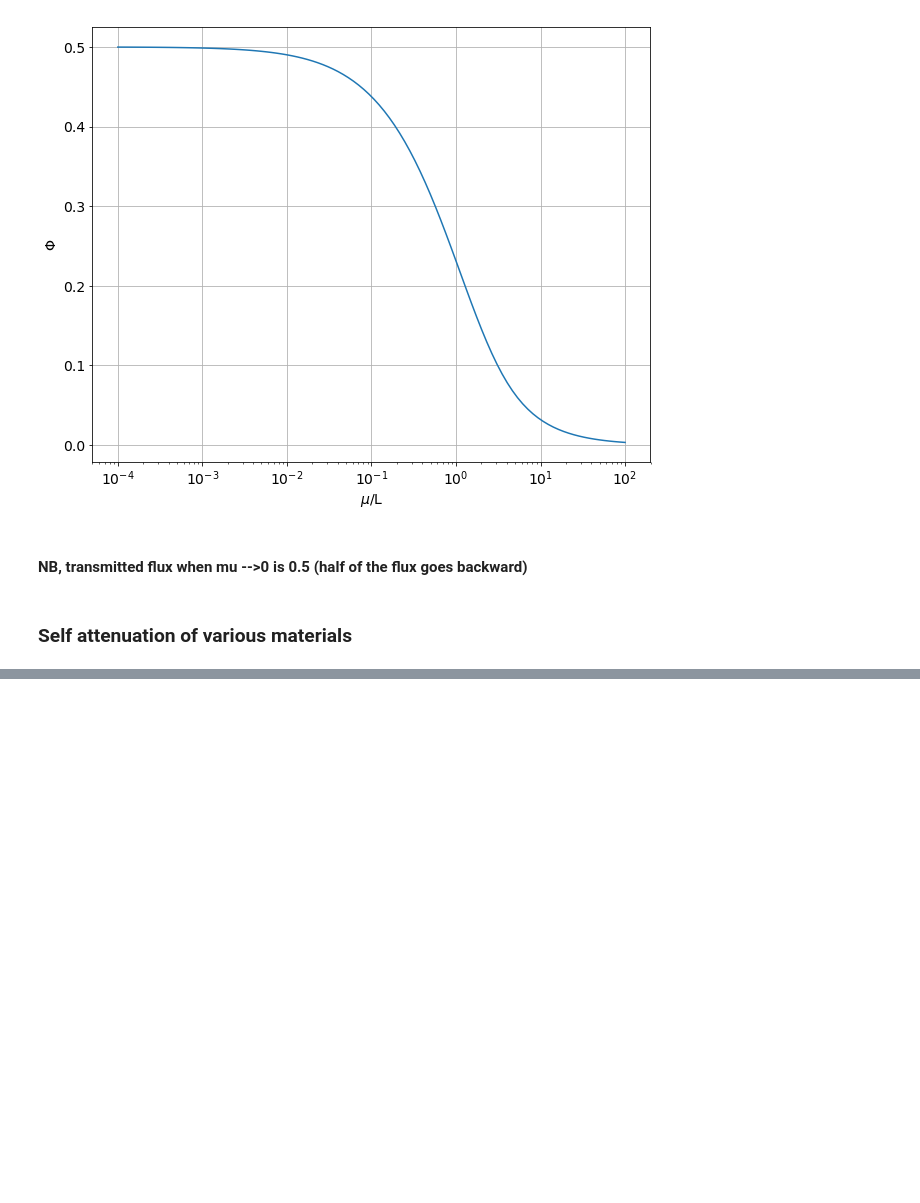
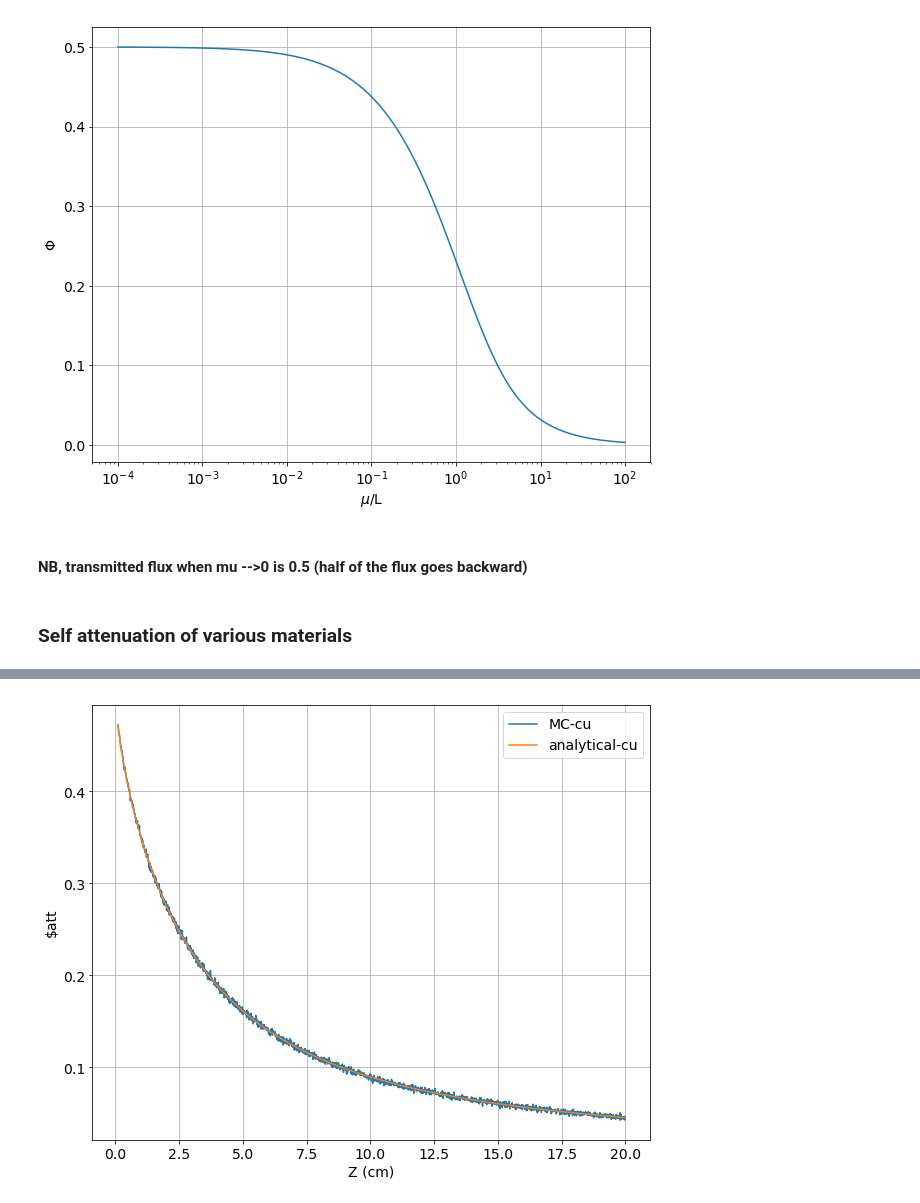
Before and after one commit to jjgomezcadenas/PYNEXT, a Jupyter notebook: nb/AttenuationFactor.ipynb, the cells around one changed output, grey strips where cells are left out. Drawn from its saved outputs; the diff is of its cells as text; code cells hidden in the pictures; blank space fills up the shorter version.

```diff
--- a/nb/AttenuationFactor.ipynb
+++ b/nb/AttenuationFactor.ipynb
@@ -123,0 +194,23 @@ ti316.surface_activity(z=0.1, isotope='Bi214') / (Bq/cm2)
+# %%
+def att_factor(z, mu, test_size=10000, ymin=0, ymax=1000):
+    Latt = 1 / mu
+    a = -np.pi/2 + 0.0001
+    b = np.pi/2 -  0.0001
+    x0 = np.random.uniform(low=0.0, high=z, size=test_size)
+    t0 = np.random.uniform(low=a, high=b, size=test_size)
+    r0 = x0 / np.cos(t0)
+    r= np.random.exponential(scale=Latt, size=test_size)
+    return np.count_nonzero(np.greater(r, r0)) / test_size
+# %%
+Z = np.arange(0.1, 20,0.01)
+attf = [att_factor(z * cm, cu.mu_over_rho * cu.rho) /2 for z in Z]
+# %%
+plt.plot(Z, attf, label='MC-cu')
+plt.plot(Z, M['cu'], label='analytical-cu')
+plt.grid(True)
+plt.xlabel(r'Z (cm)')
+plt.ylabel(r'$att')
+plt.legend()
+plt.show()
+# %% [output]
+[figure, added]
```
Also changed, not shown: parts of 16 cells of this notebook, 4 other files.
